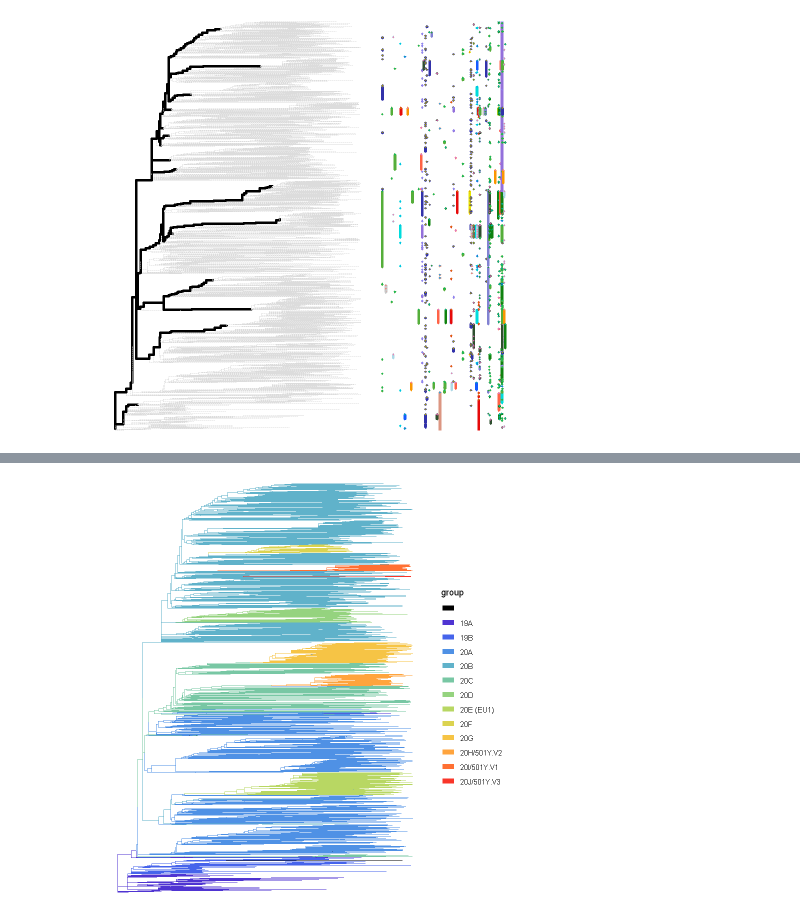
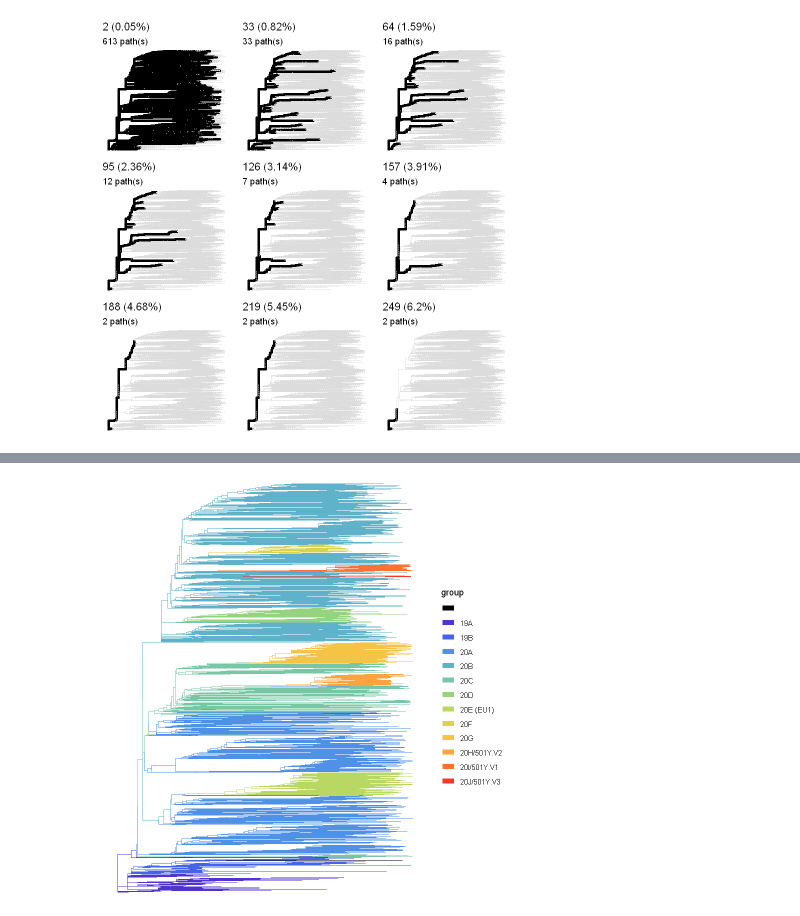
Before and after one commit to wuaipinglab/SARS-CoV-2_mutation, a Jupyter notebook: mutation_on_tree.ipynb, the cells around one changed output, grey strips where cells are left out. Drawn from its saved outputs; the diff is of its cells as text; code cells hidden in the pictures.

```diff
--- a/mutation_on_tree.ipynb
+++ b/mutation_on_tree.ipynb
@@ -17,7 +20,7 @@ snp <- SNPsites(paths)
-# %%
-plotMutSites(snp)
-# %% [output]
-[figure, removed]
+# %%
+sp <- sneakPeek(paths)
+# %% [output]
+[figure, added]
 # %%
 fixedSites <- fixationSites(minEntropy)
 attr(fixedSites, "clustersByPath") <- sitePath:::.assignClusterNames(attr(fixedSites, "clustersByPath"))
```
Also changed, not shown: parts of 11 cells of this notebook, 1 other file.
